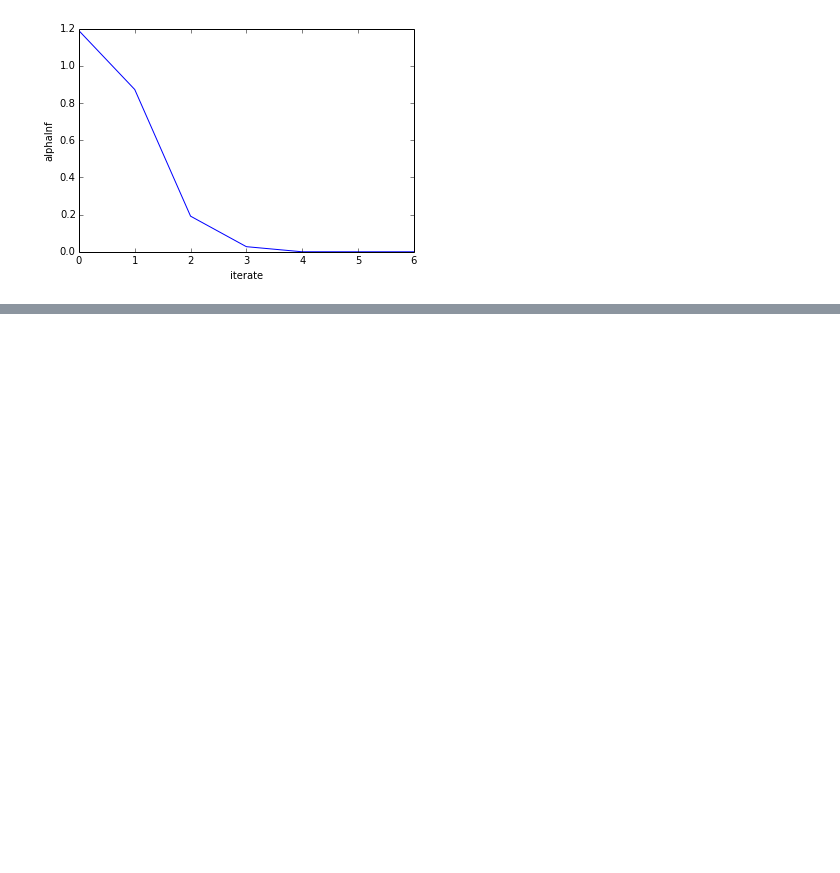
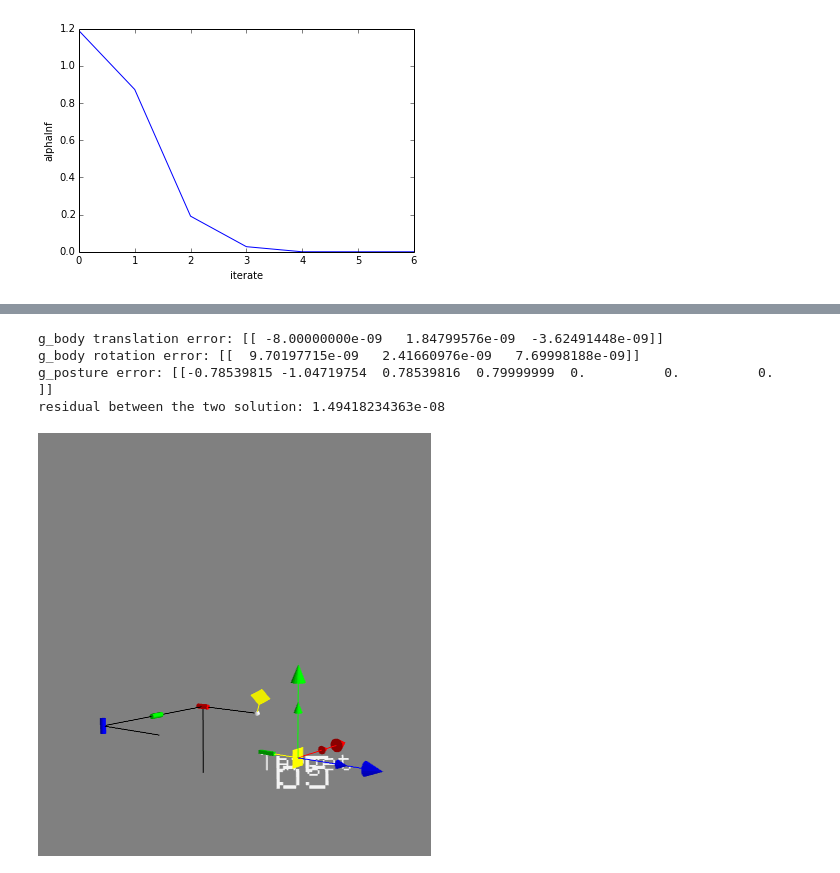
Before and after one commit to jrl-umi3218/sva_rbdyn_tutorials, a Jupyter notebook: MyFirstIK.ipynb, the cells around one changed output, grey strips where cells are left out. Cells and saved outputs as stored; diff of their text form; code cells hidden in the pictures; blank space fills up the shorter version.

```diff
--- a/MyFirstIK.ipynb
+++ b/MyFirstIK.ipynb
@@ -232,0 +394,36 @@ plt.xlabel('iterate')
+# %%
+# copy the initial configuration to avoid the algorithm to change it
+mbcMultiIKSolve = rbd.MultiBodyConfig(mbcMultiIK)
+# set the weight of bodyTask to 10000 and the weight of the postureTask to 1
+tasks = [(10000., bodyTask), (1., postureTask)]
+q_res = None
+X_O_p_res = None
+alphaInfList = []
+for iterate, q, alpha, alphaInf in manyTaskMin(mb, mbcMultiIKSolve, tasks, delta=1., maxIter=200, prec=1e-8):
+    X_O_p = bodyTask.X_O_p(mbcMultiIKSolve)
+    q_res = q
+    alphaInfList.append(alphaInf)
+
+mbcMultiIKResult = rbd.MultiBodyConfig(mbcMultiIK)
+mbcMultiIKResult.q = rbd.vectorToParam(mb, e.toEigenX(q_res))
+rbd.forwardKinematics(mb, mbcMultiIKResult)
+
+g_body = bodyTask.g(mb, mbcMultiIKResult)
+g_posture = postureTask.g(mb, mbcMultiIKResult)
+print 'g_body translation error:', g_body[3:].T
+print 'g_body rotation error:', g_body[:3].T
+print 'g_posture error:', g_posture.T
+
+monoQRes = e.toNumpy(rbd.paramToVector(mb, mbcIKResult.q))
+multiQRes = e.toNumpy(rbd.paramToVector(mb, mbcMultiIKResult.q))
+print 'residual between the two solution:', np.linalg.norm(monoQRes - multiQRes)
+
+axis_b5.X = X_O_p
+mbv.display(mb, mbcMultiIKResult)
+display()
+# %% [output]
+g_body translation error: [[ -8.00000000e-09   1.84799576e-09  -3.62491448e-09]]
+g_body rotation error: [[  9.70197715e-09   2.41660976e-09   7.69998188e-09]]
+g_posture error: [[-0.78539815 -1.04719754  0.78539816  0.79999999  0.          0.          0.        ]]
+residual between the two solution: 1.49418234363e-08
+[figure, added]
```
Also changed, not shown: parts of 10 cells of this notebook.
